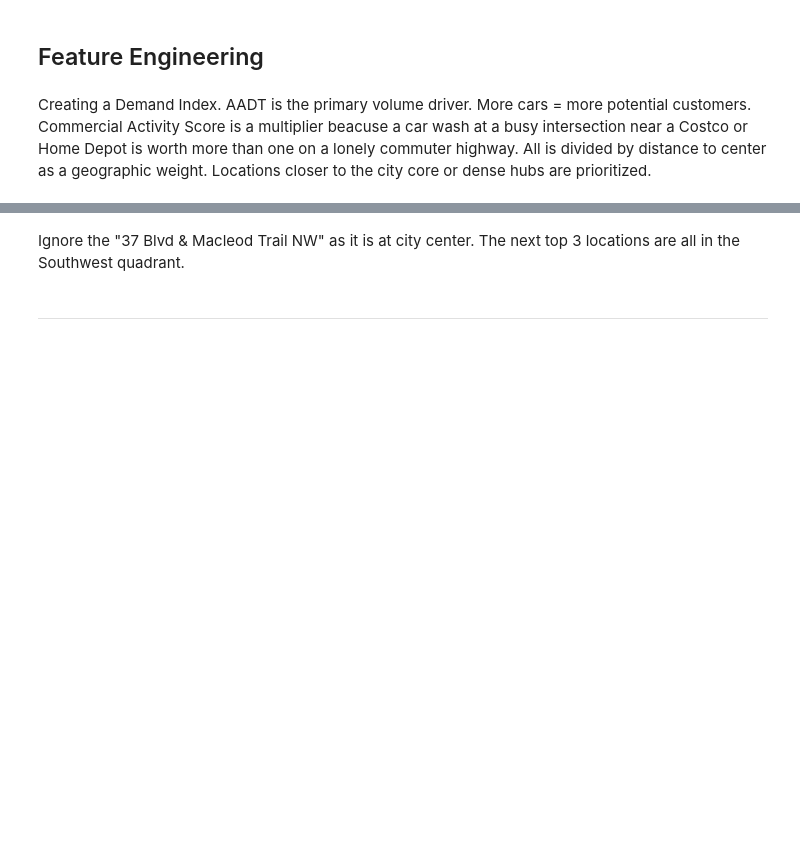
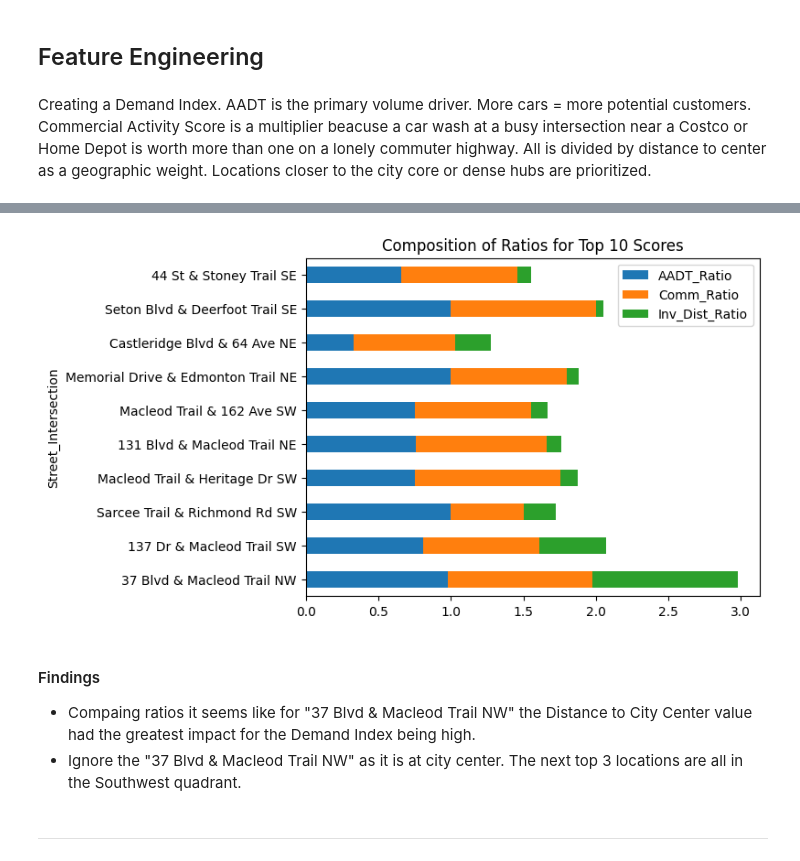
Before and after one commit to ctatlah/ai-carwash, a Jupyter notebook: carwash.ipynb, the cells around one changed output, grey strips where cells are left out. Drawn from its saved outputs; the diff is of its cells as text; code cells hidden in the pictures; blank space fills up the shorter version.

```diff
--- a/carwash.ipynb
+++ b/carwash.ipynb
@@ -360,5 +425,20 @@ print(f"137 Blvd = {val_137}")
+# %%
+# Visualize
+df_top10 = demand_df_ranked.head(10).copy()
+df_top10['AADT_Ratio'] = df_top10['AADT_Volume'] / df_top10['AADT_Volume'].max()
+df_top10['Comm_Ratio'] = df_top10['Commercial_Activity_Score'] / df_top10['Commercial_Activity_Score'].max()
+df_top10['Inv_Dist_Ratio'] = (1 / (df_top10['Distance_to_City_Center_km'] + 0.1)) / (1 / (df_top10['Distance_to_City_Center_km'] + 0.1)).max()
+
+# Plotting a stacked horizontal bar to see the 'composition' of the score
+df_top10.set_index('Street_Intersection')[['AADT_Ratio', 'Comm_Ratio', 'Inv_Dist_Ratio']].plot(kind='barh', stacked=True)
+plt.title('Composition of Ratios for Top 10 Scores')
+plt.show()
+# %% [output]
+[figure, added]
 # %% [markdown]
-Ignore the "37 Blvd & Macleod Trail NW" as it is at city center. The next top 3 locations are all in the Southwest quadrant.
+#### Findings
+* Compaing ratios it seems like for "37 Blvd & Macleod Trail NW" the Distance to City Center value had the greatest impact for the Demand Index being high.
+* Ignore the "37 Blvd & Macleod Trail NW" as it is at city center. The next top 3 locations are all in the Southwest quadrant.
 # %% [markdown]
 ---------------------------------------------------------------------------------------
 # %% [markdown]
```
Also changed, not shown: parts of 21 cells of this notebook.
